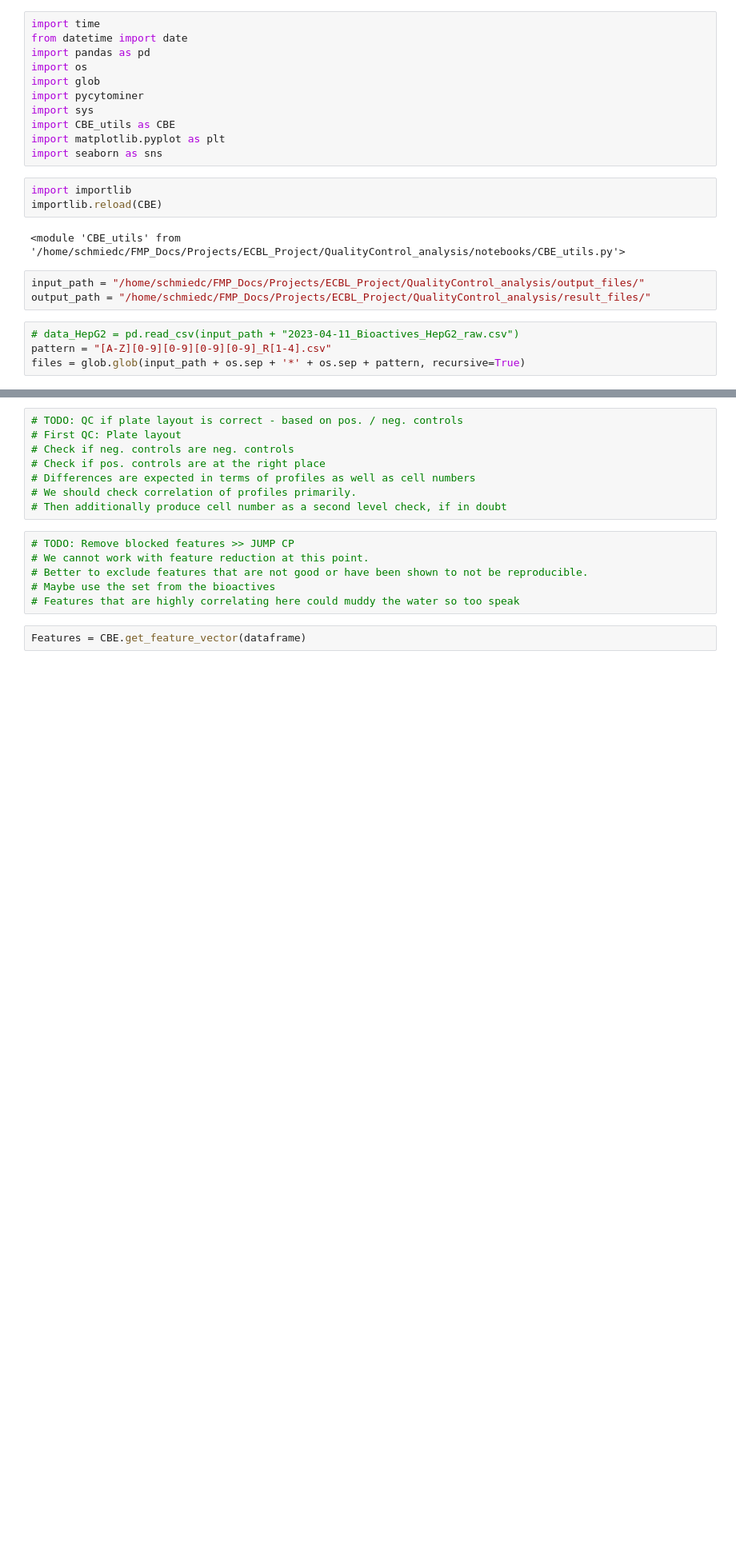
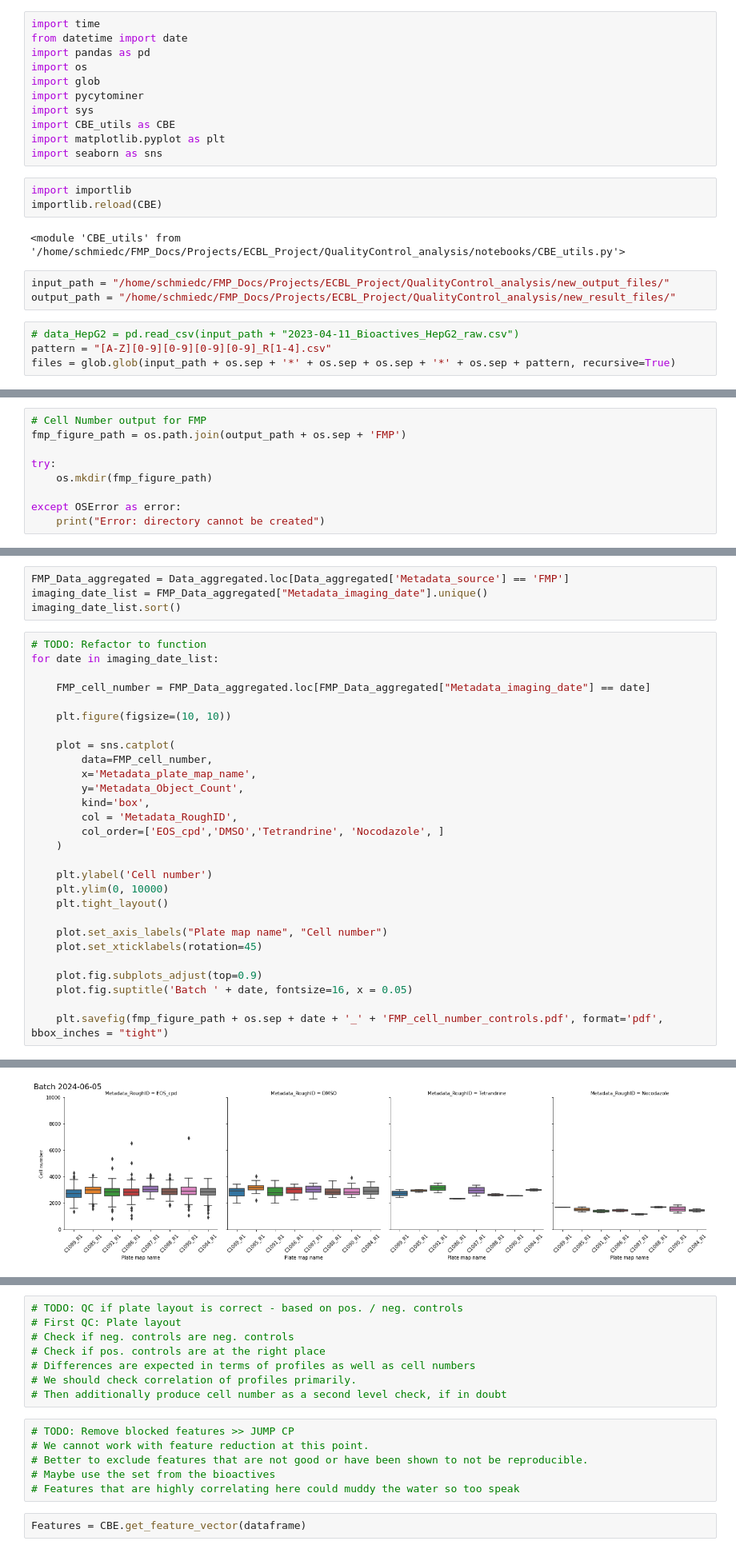
Before and after one commit to schmiedc/ECBL_quality_control, a Jupyter notebook: 02_process_data.ipynb, the cells around one changed output, grey strips where cells are left out. Shown at 80% size. Saved outputs shown, nothing was run; the diff lists cells and outputs as text; blank space fills up the shorter version.

```diff
--- a/02_process_data.ipynb
+++ b/02_process_data.ipynb
@@ -15,9 +15,9 @@ importlib.reload(CBE)
 # %% [output]
 <module 'CBE_utils' from '/home/schmiedc/FMP_Docs/Projects/ECBL_Project/QualityControl_analysis/notebooks/CBE_utils.py'>
 # %%
-input_path = "/home/schmiedc/FMP_Docs/Projects/ECBL_Project/QualityControl_analysis/output_files/"
-output_path = "/home/schmiedc/FMP_Docs/Projects/ECBL_Project/QualityControl_analysis/result_files/"
+input_path = "/home/schmiedc/FMP_Docs/Projects/ECBL_Project/QualityControl_analysis/new_output_files/"
+output_path = "/home/schmiedc/FMP_Docs/Projects/ECBL_Project/QualityControl_analysis/new_result_files/"
 # %%
 # data_HepG2 = pd.read_csv(input_path + "2023-04-11_Bioactives_HepG2_raw.csv")
 pattern = "[A-Z][0-9][0-9][0-9][0-9]_R[1-4].csv"
-files = glob.glob(input_path + os.sep + '*' + os.sep + pattern, recursive=True)
+files = glob.glob(input_path + os.sep + '*' + os.sep + os.sep + '*' + os.sep + pattern, recursive=True)
@@ -106,0 +80,9 @@ Metadata_RoughID
+# %%
+# Cell Number output for FMP
+fmp_figure_path = os.path.join(output_path + os.sep + 'FMP')
+
+try:
+    os.mkdir(fmp_figure_path)
+
+except OSError as error:
+    print("Error: directory cannot be created")
@@ -106,0 +91,33 @@ Metadata_RoughID
+# %%
+FMP_Data_aggregated = Data_aggregated.loc[Data_aggregated['Metadata_source'] == 'FMP']
+imaging_date_list = FMP_Data_aggregated["Metadata_imaging_date"].unique()
+imaging_date_list.sort()
+# %%
+# TODO: Refactor to function
+for date in imaging_date_list:
+
+    FMP_cell_number = FMP_Data_aggregated.loc[FMP_Data_aggregated["Metadata_imaging_date"] == date]
+
+    plt.figure(figsize=(10, 10))
+
+    plot = sns.catplot(
+        data=FMP_cell_number,
+        x='Metadata_plate_map_name',
+        y='Metadata_Object_Count',
+        kind='box',
+        col = 'Metadata_RoughID',
+        col_order=['EOS_cpd','DMSO','Tetrandrine', 'Nocodazole', ]
+    )
+
+    plt.ylabel('Cell number')
+    plt.ylim(0, 10000)
+    plt.tight_layout()
+
+    plot.set_axis_labels("Plate map name", "Cell number")
+    plot.set_xticklabels(rotation=45)
+
+    plot.fig.subplots_adjust(top=0.9)
+    plot.fig.suptitle('Batch ' + date, fontsize=16, x = 0.05)
+
+    plt.savefig(fmp_figure_path + os.sep + date + '_' + 'FMP_cell_number_controls.pdf', format='pdf', bbox_inches = "tight")
+# %% [output]
@@ -106,0 +125 @@ Metadata_RoughID
+[figure, added]
```
Also changed, not shown: parts of 36 cells of this notebook, 2 other files.
